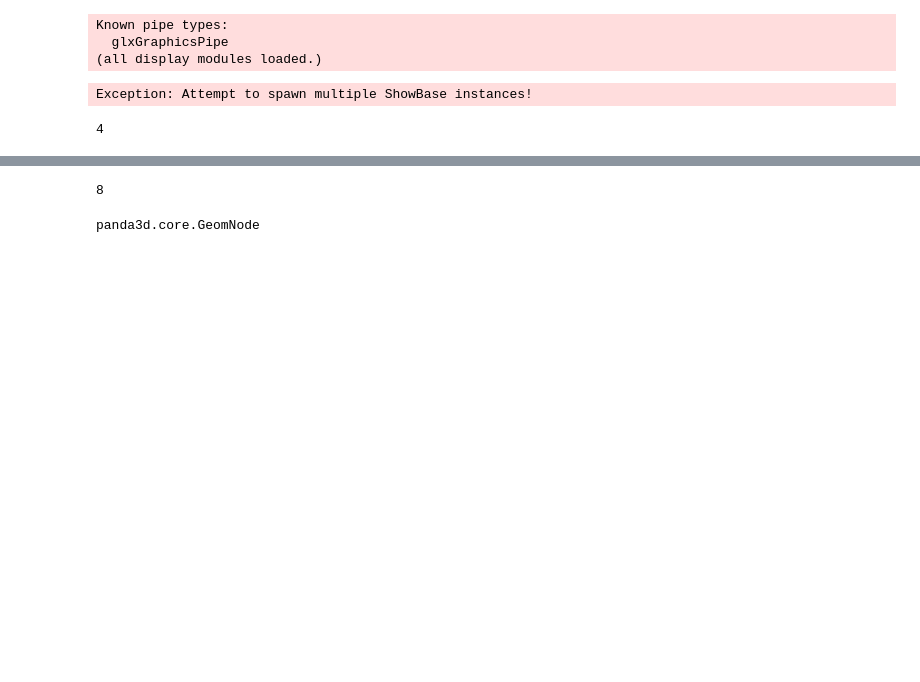
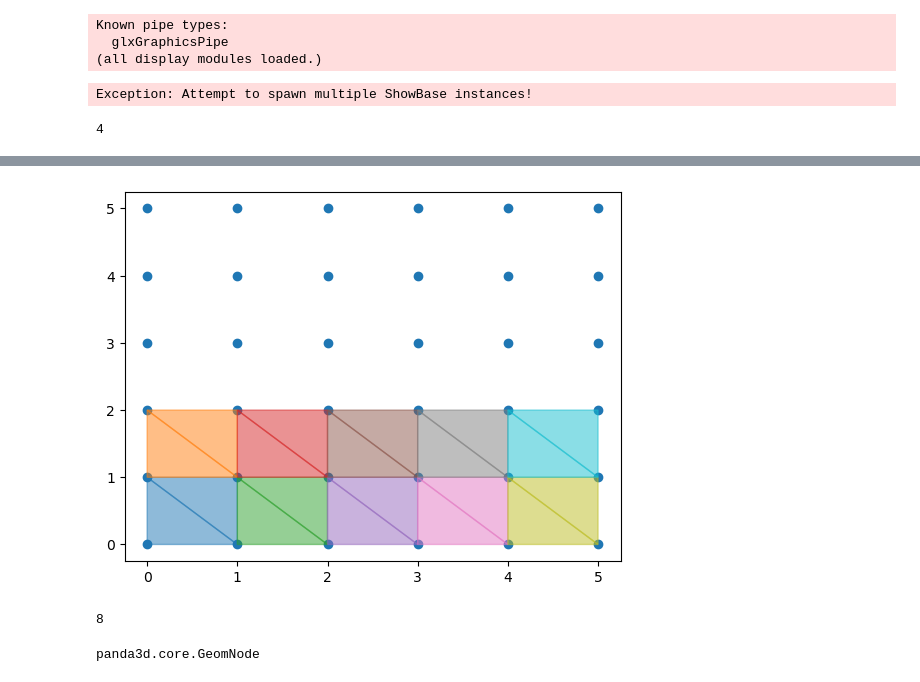
Before and after one commit to Ywatcher/GameNotesPanda3D, a Jupyter notebook: p1/render.ipynb, the cells around one changed output, grey strips where cells are left out. Drawn from its saved outputs; the diff is of its cells as text; code cells hidden in the pictures; blank space fills up the shorter version.

Commit message:
uv curve generation fixed: create triangle in proper order

```diff
--- a/p1/render.ipynb
+++ b/p1/render.ipynb
@@ -206,3 +188,15 @@ def create_sphere(
     # # Add vertices and colors
     # vertex.addData3f(-1, -1, -1)
     # color.addData4f(0, 0, 0, 1)
+# %%
+def plane():
+    u_size=6
+    v_size=6
+    u = torch.broadcast_to(torch.arange(6).view(-1,1), (6,6))
+    v = torch.broadcast_to(torch.arange(6).view(1,-1), (6,6))
+    # x = torch.zeros(6,6)
+    # y = u
+    # z = v
+    uv = torch.concat([u.unsqueeze(-1),v.unsqueeze(-1)],dim=-1)
+    return uv
+uv = plane()
@@ -209,2 +221,42 @@ def create_sphere(
+# %%
+uv_unsq = uv.view(-1,2)
+plt.scatter(uv_unsq[:,0], uv_unsq[:,1])
+import matplotlib.pyplot as plt
+cnt=0
+p =sns.color_palette("tab10")
+# t1 = plt.Polygon(uv[:3,:], color=Y[0])
+t = []
+T = []
+for row in range(5):
+    for col in range(2):
+        v1 = uv[row,col].unsqueeze(0)
+        v2 = uv[row,col+1].unsqueeze(0)
+        v3 = uv[row+1,col].unsqueeze(0)
+        v4 = uv[row+1,col+1].unsqueeze(0)
+
+
+        # print(v1.shape)
+        v = torch.concat([v1,v2,v3,v4],dim=0)
+        # V =
+        # print(v)
+        t.append(plt.Polygon(
+            # uv[,:],
+            v[:-1],
+            # color=Y[0],
+            color=p[cnt], alpha=0.5
+        ))
+        T.append(plt.Polygon(
+            # uv[,:],
+            v[1:],
+            # color=Y[0],
+            color=p[cnt], alpha=0.5
+        ))
+        plt.gca().add_patch(t[-1])
+        plt.gca().add_patch(T[-1])
+        cnt+=1
+        # print(cnt)
+plt.show()
+# %% [output]
+[figure, added]
 # %%
 def uv_curve_surface(
```
Also changed, not shown: parts of 5 cells of this notebook.
